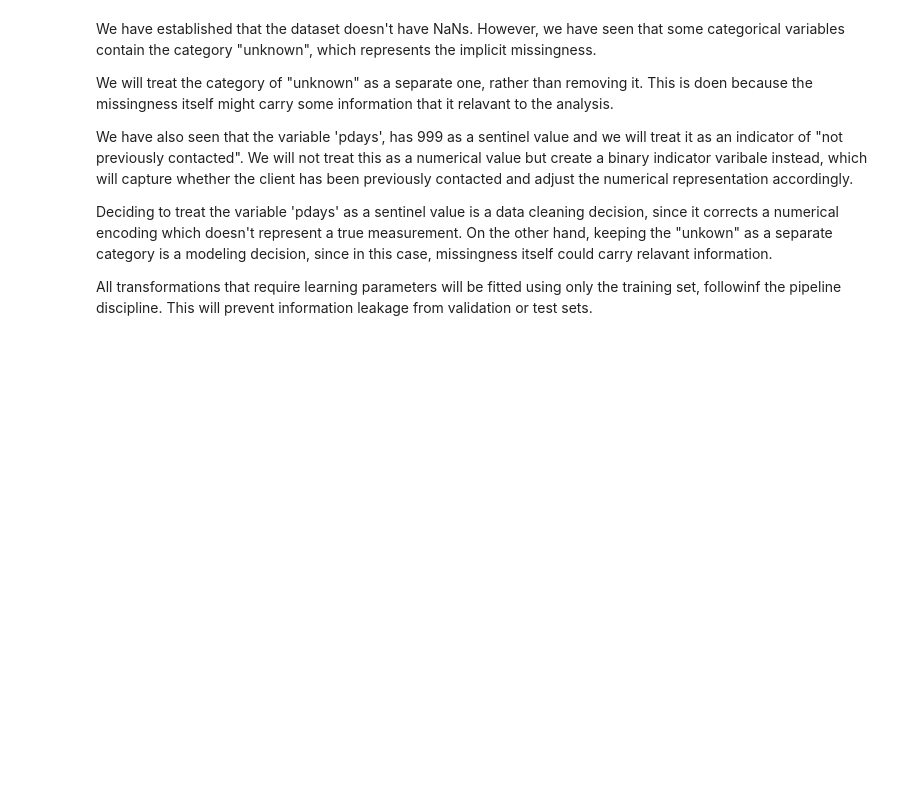
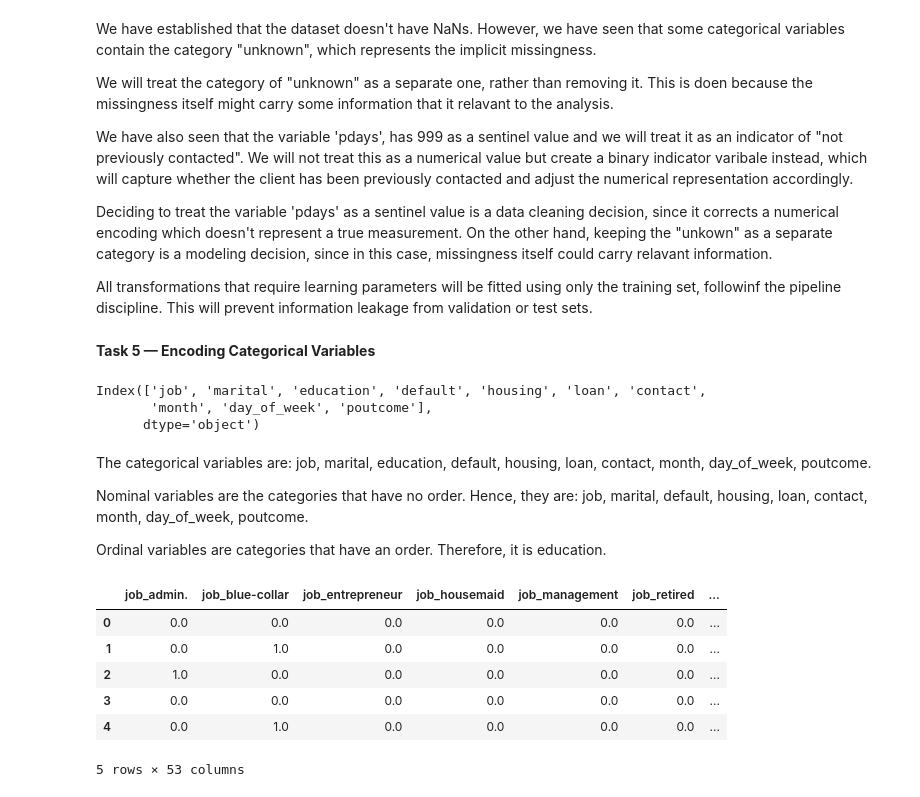
Before and after one commit to mchikovaniieu2024-create/ML-fundamentals-2026, a Jupyter notebook: assignment_1__Marie_Chikovani.ipynb, the cells around one changed output. Saved outputs shown, nothing was run; the diff lists cells and outputs as text; code cells hidden in the pictures; blank space fills up the shorter version.

Commit message:
Complete Task 5: Encoding Categorical Variables

```diff
--- a/assignment_1__Marie_Chikovani.ipynb
+++ b/assignment_1__Marie_Chikovani.ipynb
@@ -395,3 +395,44 @@ We have also seen that the variable 'pdays', has 999 as a sentinel value and we
 Deciding to treat the variable 'pdays' as a sentinel value is a data cleaning decision, since it corrects a numerical encoding which doesn't represent a true measurement. On the other hand, keeping the "unkown" as a separate category is a modeling decision, since in this case, missingness itself could carry relavant information.
 
 All transformations that require learning parameters will be fitted using only the training set, followinf the pipeline discipline. This will prevent information leakage from validation or test sets.
+# %% [markdown]
+**Task 5 — Encoding Categorical Variables**
+# %%
+categorical_cols = X_train_full.select_dtypes(include=["object"]).columns
+categorical_cols
+# %% [output]
+Index(['job', 'marital', 'education', 'default', 'housing', 'loan', 'contact',
+       'month', 'day_of_week', 'poutcome'],
+      dtype='object')
+# %% [markdown]
+The categorical variables are: job, marital, education, default, housing, loan, contact, month, day_of_week, poutcome.
+
+Nominal variables are the categories that have no order. Hence, they are: job, marital, default, housing, loan, contact, month, day_of_week, poutcome.
+
+Ordinal variables are categories that have an order. Therefore, it is education.
+# %%
+from sklearn.preprocessing import OneHotEncoder
+
+categorical_cols = X_train_full.select_dtypes(include=["object"]).columns
+
+encoder = OneHotEncoder(handle_unknown="ignore", sparse_output=False)
+
+encoder.fit(X_train_full[categorical_cols])
+
+X_train_cat = encoder.transform(X_train_full[categorical_cols])
+X_val_cat   = encoder.transform(X_val[categorical_cols])
+X_test_cat  = encoder.transform(X_test[categorical_cols])
+
+encoded_feature_names = encoder.get_feature_names_out(categorical_cols)
+
+X_train_cat_df = pd.DataFrame(X_train_cat, columns=encoded_feature_names)
+
+X_train_cat_df.head()
+# %% [output]
+|  | job_admin. | job_blue-collar | job_entrepreneur | job_housemaid | job_management | job_retired | ... |
+| 0 | 0.0 | 0.0 | 0.0 | 0.0 | 0.0 | 0.0 | ... |
+| 1 | 0.0 | 1.0 | 0.0 | 0.0 | 0.0 | 0.0 | ... |
+| 2 | 1.0 | 0.0 | 0.0 | 0.0 | 0.0 | 0.0 | ... |
+| 3 | 0.0 | 0.0 | 0.0 | 0.0 | 0.0 | 0.0 | ... |
+| 4 | 0.0 | 1.0 | 0.0 | 0.0 | 0.0 | 0.0 | ... |
+5 rows × 53 columns
```
Also changed, not shown: parts of 5 cells of this notebook.
